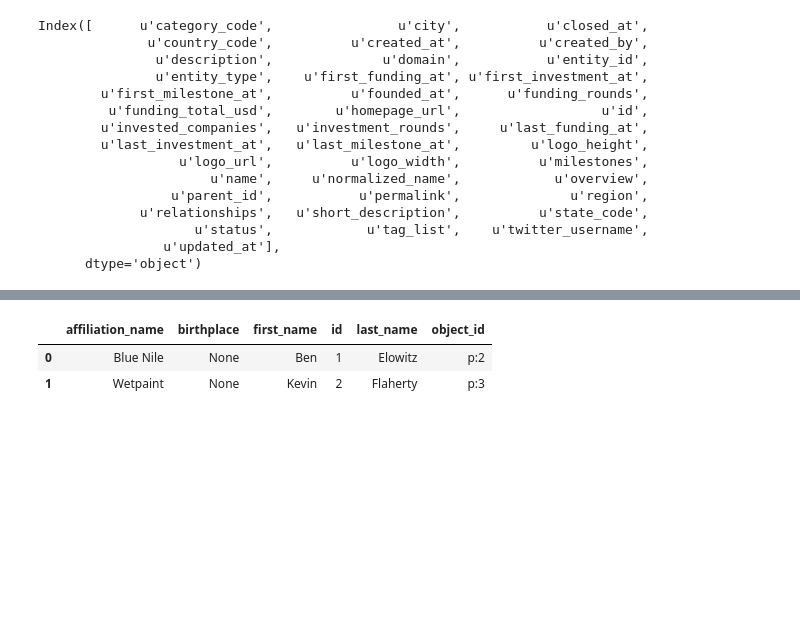
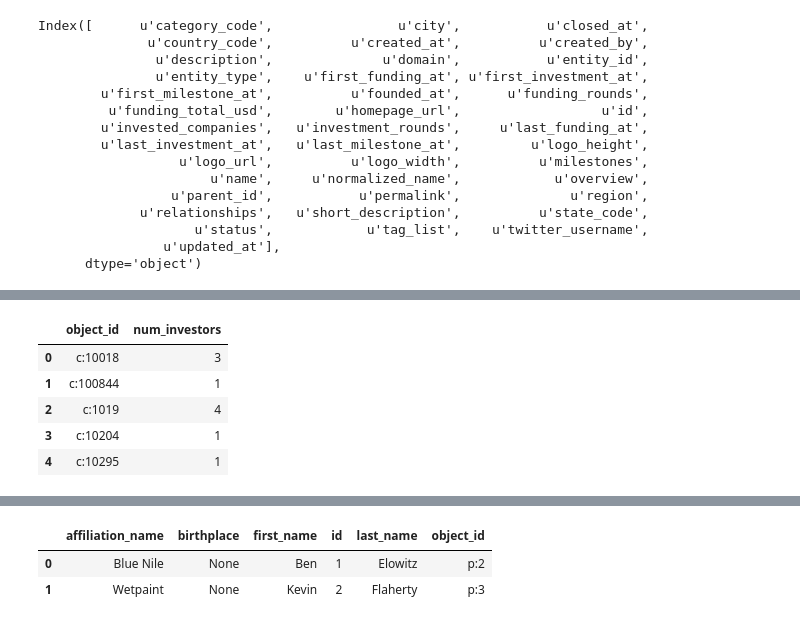
Before and after one commit to krishnr/Delphi, a Jupyter notebook: data_aug.ipynb, the cells around one changed output, grey strips where cells are left out. Cells and saved outputs as stored; diff of their text form; code cells hidden in the pictures; blank space fills up the shorter version.

```diff
--- a/data_aug.ipynb
+++ b/data_aug.ipynb
@@ -317,0 +373,9 @@ def company_transform(df):
+# %%
+inv_count.head()
+# %% [output]
+|  | object_id | num_investors |
+| 0 | c:10018 | 3 |
+| 1 | c:100844 | 1 |
+| 2 | c:1019 | 4 |
+| 3 | c:10204 | 1 |
+| 4 | c:10295 | 1 |
```
Also changed, not shown: parts of 14 cells of this notebook.
